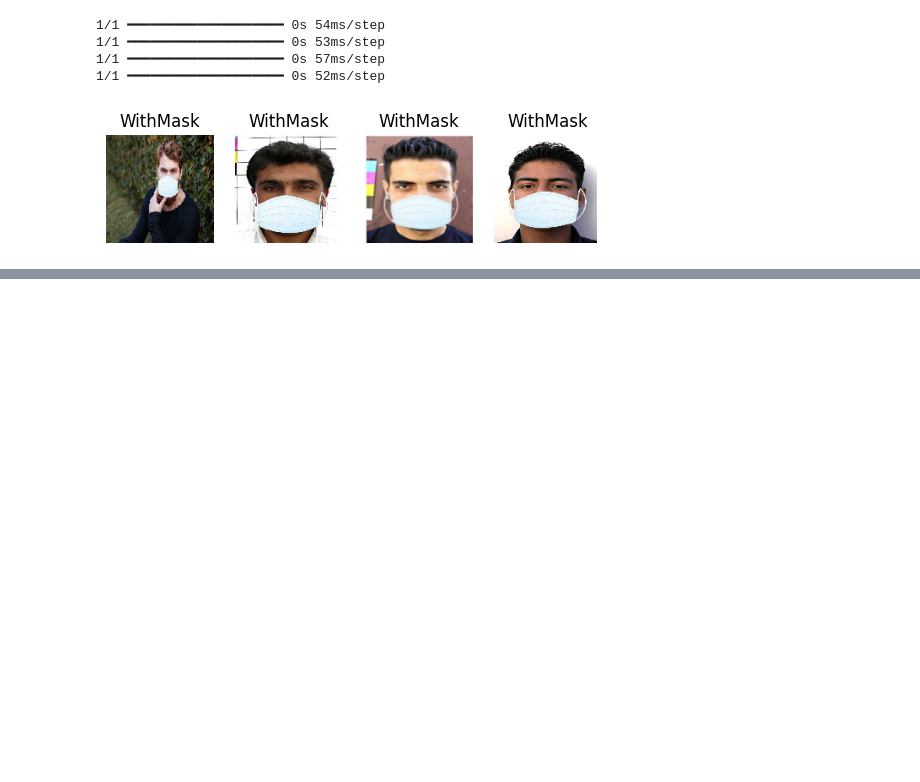
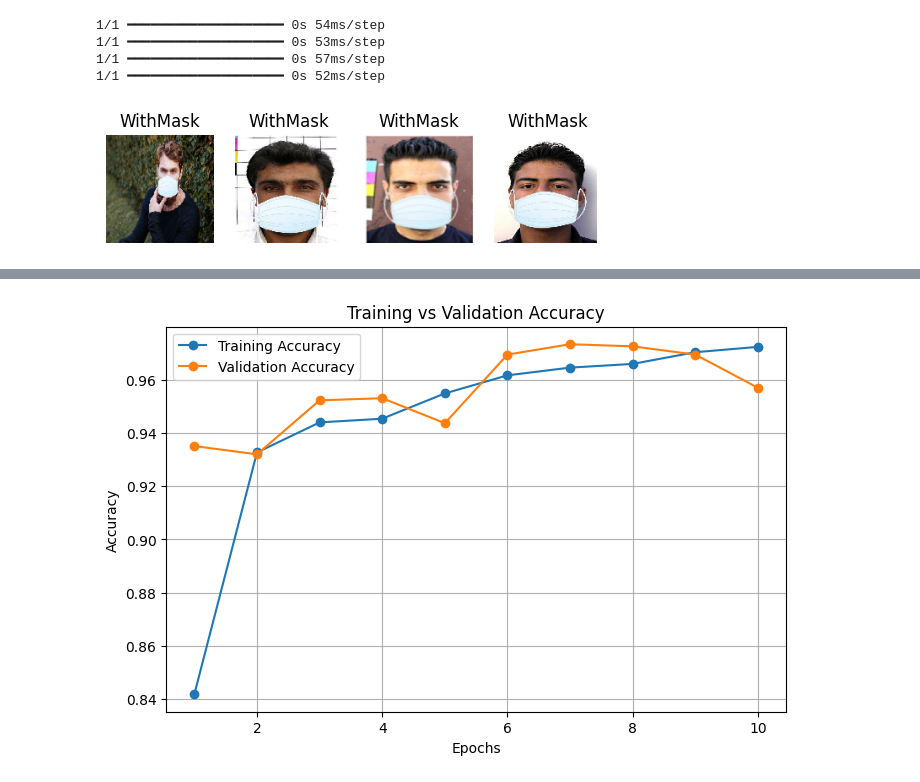
Before and after one commit to dinviiii/Face-Mask-Detection, a Jupyter notebook: faceMask.ipynb, the cells around one changed output, grey strips where cells are left out. Cells and saved outputs as stored; diff of their text form; code cells hidden in the pictures; blank space fills up the shorter version.

```diff
--- a/faceMask.ipynb
+++ b/faceMask.ipynb
@@ -577,0 +806,22 @@ plt.show()
+# %%
+#accuracy curve
+import matplotlib.pyplot as plt
+
+train_acc = [0.8418,0.9327,0.9440,0.9454,0.9549,0.9617,0.9646,0.9660,0.9704,0.9724]
+val_acc = [0.9351,0.9320,0.9523,0.9531,0.9437,0.9695,0.9734,0.9726,0.9695,0.9570]
+
+epochs = range(1,11)
+
+plt.figure(figsize=(8,5))
+plt.plot(epochs, train_acc, marker='o', label="Training Accuracy")
+plt.plot(epochs, val_acc, marker='o', label="Validation Accuracy")
+
+plt.title("Training vs Validation Accuracy")
+plt.xlabel("Epochs")
+plt.ylabel("Accuracy")
+plt.legend()
+plt.grid()
+
+plt.show()
+# %% [output]
+[figure, added]
```
Also changed, not shown: parts of 20 cells of this notebook.
